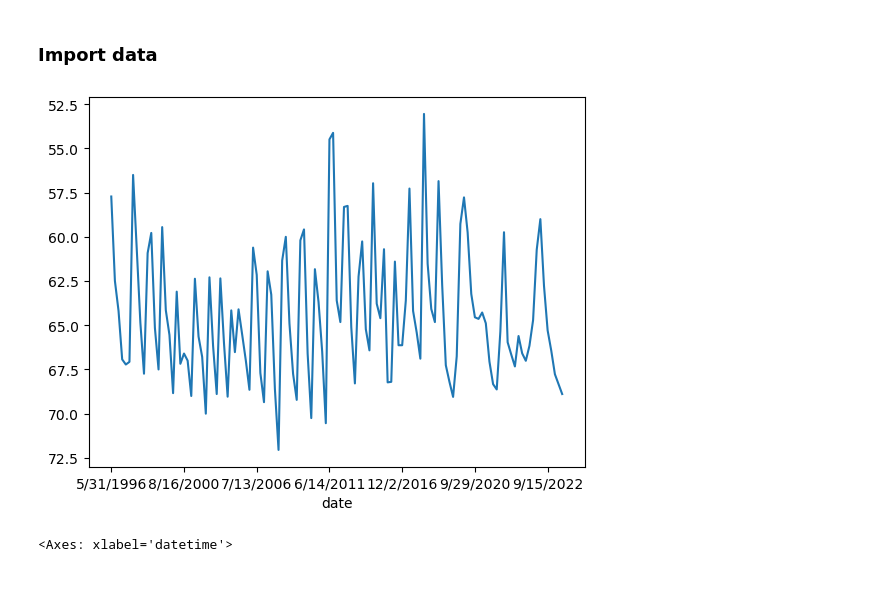
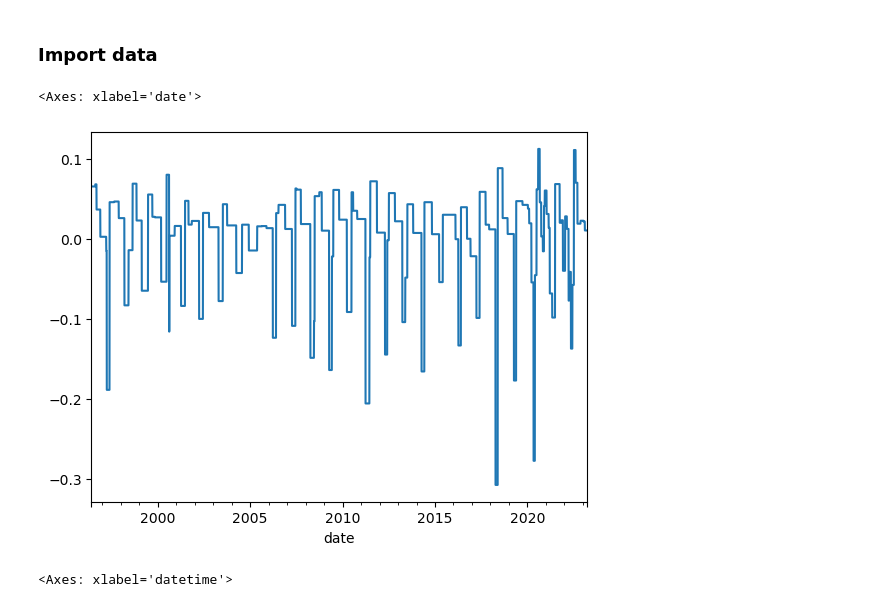
Before and after one commit to nicksilver/zoo-aquifer, a Jupyter notebook: data_explore.ipynb, the cells around one changed output. Cells and saved outputs as stored; diff of their text form; code cells hidden in the pictures.

Commit message:
calculated daily gw storage

```diff
--- a/data_explore.ipynb
+++ b/data_explore.ipynb
@@ -12,11 +12,16 @@ inflow_perc = 0.16
 nwis_site = '12340500'
 q = nwis.get_record(sites=nwis_site, service='dv', start='2000-12-31', end='2023-12-6')['00060_Mean']
 gw = pd.read_table('data/swldabyid660555134.txt', index_col='date')[:-2]
-# %%
-gw['daily_average'].plot()
-plt.gca().invert_yaxis()
-# %% [output]
-[figure, removed]
+# %%
+gw.index = pd.to_datetime(gw.index)
+# %%
+gw_int = gw['daily_average'].resample("d").interpolate('linear')
+ds = gw_int.diff()
+# %%
+ds.plot()
+# %% [output]
+<Axes: xlabel='date'>
+[figure, added]
 # %%
 q.plot()
 # %% [output]
```
